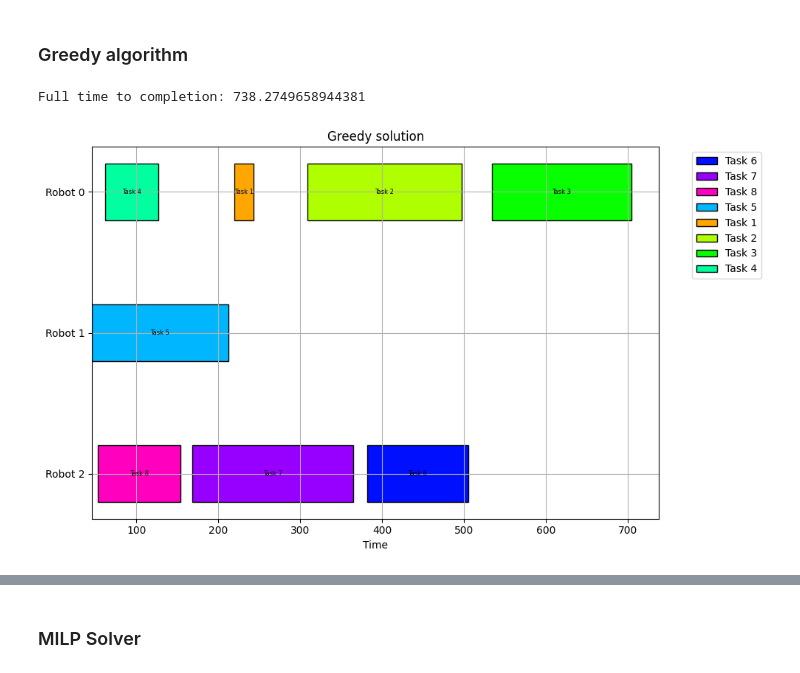
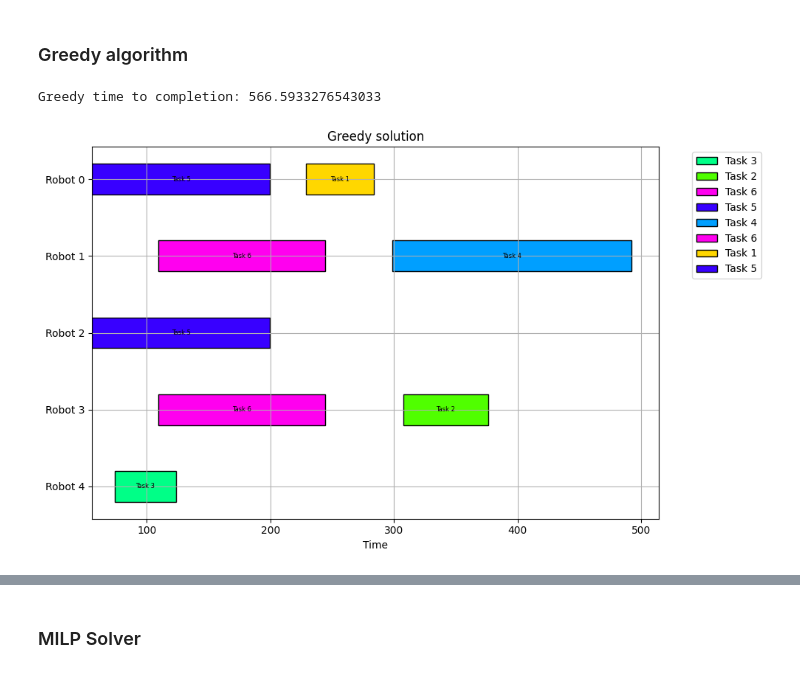
Before and after one commit to jakbichler/Sadcher, a Jupyter notebook: baselines/algorithm_comparison.ipynb, the cells around one changed output, grey strips where cells are left out. Drawn from its saved outputs; the diff is of its cells as text; code cells hidden in the pictures.

Commit message:
Refactor + Start on simple dataset + LVWS exploration

```diff
--- a/baselines/algorithm_comparison.ipynb
+++ b/baselines/algorithm_comparison.ipynb
@@ -11,12 +17,14 @@ from aswale_23.MILP_solver import milp_scheduling
 # %%
-n_tasks = 8
-n_robots = 3
+n_tasks = 6
+n_robots = 5
 n_skills = 3
-np.random.seed(30)
+np.random.seed(35)
 
-precedence_constraints = np.array([[1,2], [2,3]])
+precedence_constraints = np.array([[1,2]])
 
 robots = range(n_robots)
 skills = range(n_skills)
+
+
 tasks = range(n_tasks + 2) # Add start and end task
 # %%
@@ -28,10 +41,10 @@ show_problem_instance(problem_instance)
 # %% [markdown]
 ### Greedy algorithm
 # %%
-robot_task_assignments, task_start_times = greedy_scheduling(problem_instance)
+makespan, robot_task_assignments, task_start_times = greedy_scheduling(problem_instance)
 
-tasks_to_plot, task_colors = prepare_data_for_gantt_chart(robots, tasks, robot_task_assignments, task_start_times, problem_instance['T_e'])
-plot_gantt_chart("Greedy solution", robots, tasks_to_plot, task_colors)
+tasks_to_plot_greedy, task_colors = prepare_data_for_gantt_chart(robots, tasks, robot_task_assignments, task_start_times, problem_instance['T_e'])
+plot_gantt_chart("Greedy solution", robots, tasks_to_plot_greedy, task_colors)
 # %% [output]
-Full time to completion: 738.2749658944381
+Greedy time to completion: 566.5933276543033
-[figure, old version]
+[figure, new version]
```
Also changed, not shown: parts of 13 cells of this notebook, 13 other files.
